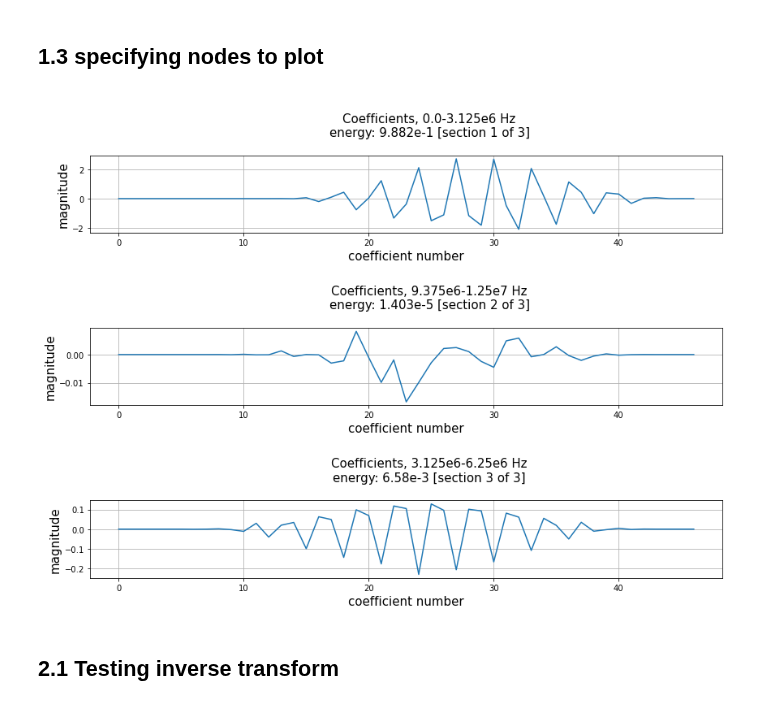
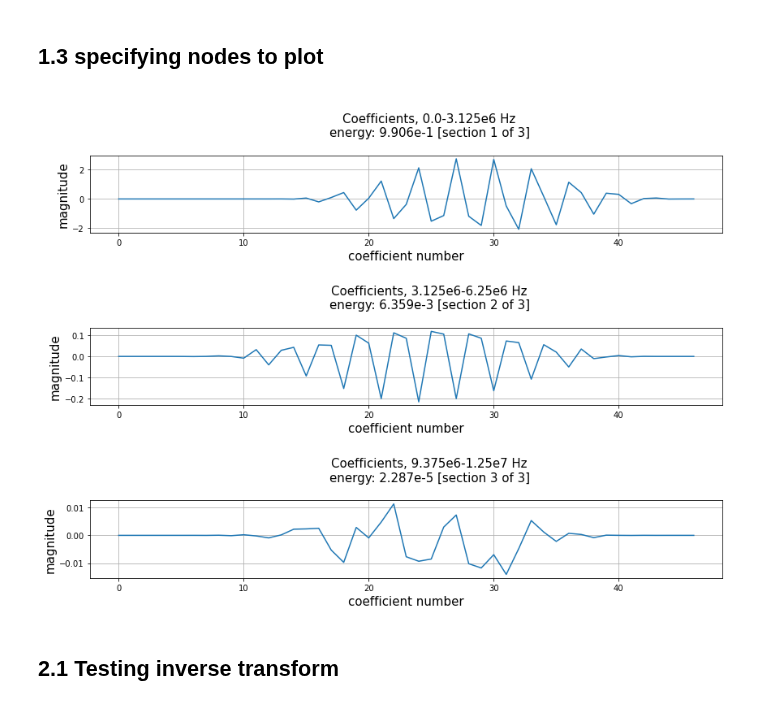
Before and after one commit to USonixGroup/wpt-cavitation, a Jupyter notebook: notebooks/transform_testing.ipynb, the cells around one changed output. Drawn from its saved outputs; the diff is of its cells as text; code cells hidden in the pictures.

```diff
--- a/notebooks/transform_testing.ipynb
+++ b/notebooks/transform_testing.ipynb
@@ -11,7 +11,7 @@ from wavelet_transform.utils.extensions import sci_form
 from wavelet_transform.test import plotting as test_plot
 
 import matplotlib.pyplot as plt
-from scipy.signal import hanning
+from scipy import signal
 
 amp_sin_waves = 1 # amplitude of the sine waves added together to form the signal
 sampling_rate = 50e6
@@ -36,7 +36,7 @@ data, t_plot = sd.sound_wave(
 # add noise
 gaussian_noise = sd.noise(gaussian_noise_std,signal_duration,sampling_rate)
 data += gaussian_noise
-data = hanning(len(data))*data
+data = signal.windows.hann(len(data))*data
 
 # transform parameters
 levels = 3
@@ -96,18 +108,21 @@ library result
 # %%
 # find nodes with frequencies of interest
 frequencies_of_interest = [1e6,1e7,0.5e7]
 
-nodes_of_interest = transform_object.find_nodes(final_level_nodes,frequencies_of_interest)
+nodes_of_interest = transform_object.find_nodes(
+    final_level_nodes,
+    frequencies=frequencies_of_interest
+)
 
 # plot data from selected nodes
 rows = int(len(nodes_of_interest))
 
 fig,ax = plt.subplots(rows)
 plot.plot_nodes(nodes_of_interest,ax,sampling_rate,rows,columns = 1)
 fig.set_size_inches(12,3*rows)
 fig.tight_layout()
 # %% [output]
-[figure, old version]
+[figure, new version]
 # %% [markdown]
 ## 2.1 Testing inverse transform
 # %%
```
Also changed, not shown: parts of 9 cells of this notebook, 3 other files.
